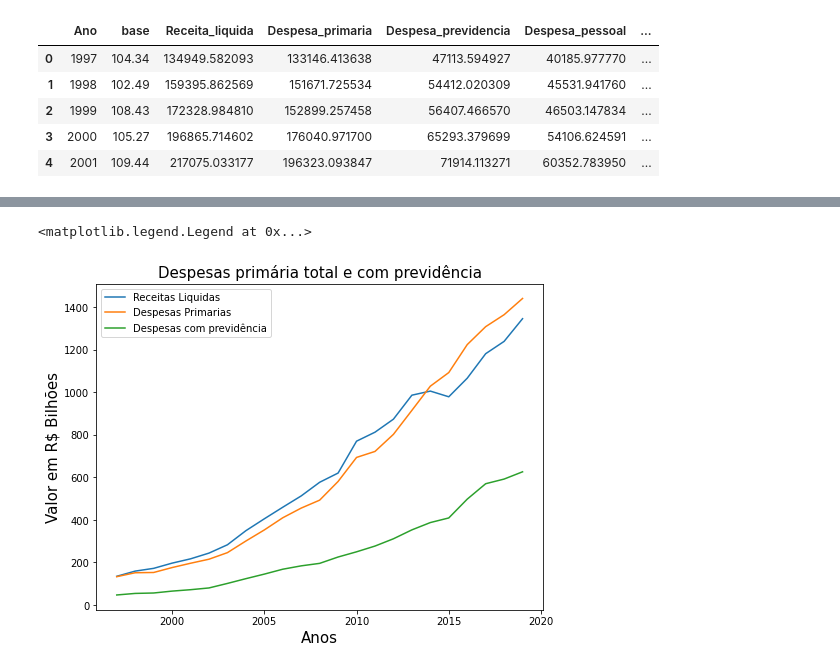
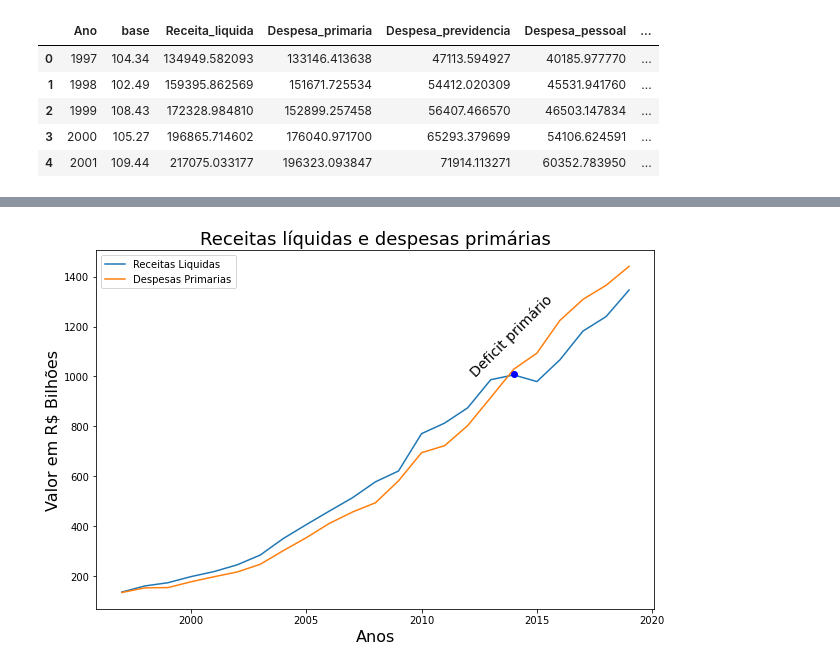
Before and after one commit to jp-data/template_portfolio, a Jupyter notebook: Previdência_social_brasileira.ipynb, the cells around one changed output, grey strips where cells are left out. Saved outputs shown, nothing was run; the diff lists cells and outputs as text; code cells hidden in the pictures.

```diff
--- a/Previdência_social_brasileira.ipynb
+++ b/Previdência_social_brasileira.ipynb
@@ -310,20 +318,20 @@ plt.legend()
 # %%
 x=df.Ano
 
 y1=df_valores_reais.Receita_liquida.apply(divisor)
-y2=df_valores_reais.Despesa_previdencia.apply(divisor)
 y3=df_valores_reais.Despesa_primaria.apply(divisor)
 
-
-figura=plt.figure(figsize=(8,6))
+figura= plt.figure(figsize=(10,6.6))
 figura=plt.plot(x,y1,label='Receitas Liquidas')
 figura=plt.plot(x,y3,label='Despesas Primarias')
-figura=plt.plot(x,y2,label='Despesas com previdência')
 
-plt.xlabel('Anos',fontsize=15)
-plt.ylabel('Valor em R$ Bilhões',fontsize=15)
-plt.title('Despesas primária total e com previdência', fontsize=15)
+plt.xlabel('Anos',fontsize=16)
+plt.ylabel('Valor em R$ Bilhões',fontsize=16)
+plt.title('Receitas líquidas e despesas primárias', fontsize=18)
+plt.plot(2014, 1010, 'bo' )
+t=plt.text(2012, 1000, "Deficit primário", rotation= 45, size=14)
+#plt.annotate(xy=(2014,1010), xytext=(t))
 plt.legend()
+plt.show()
 # %% [output]
-<matplotlib.legend.Legend at 0x...>
-[figure, old version]
+[figure, new version]
```
Also changed, not shown: parts of 8 cells of this notebook.
